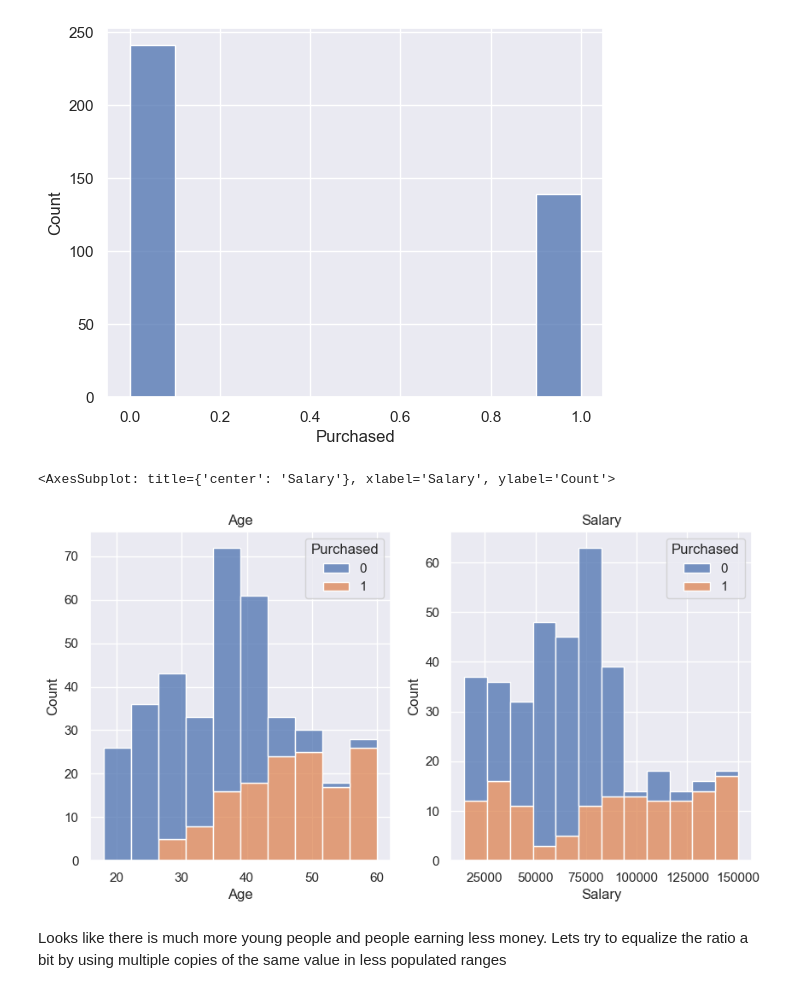
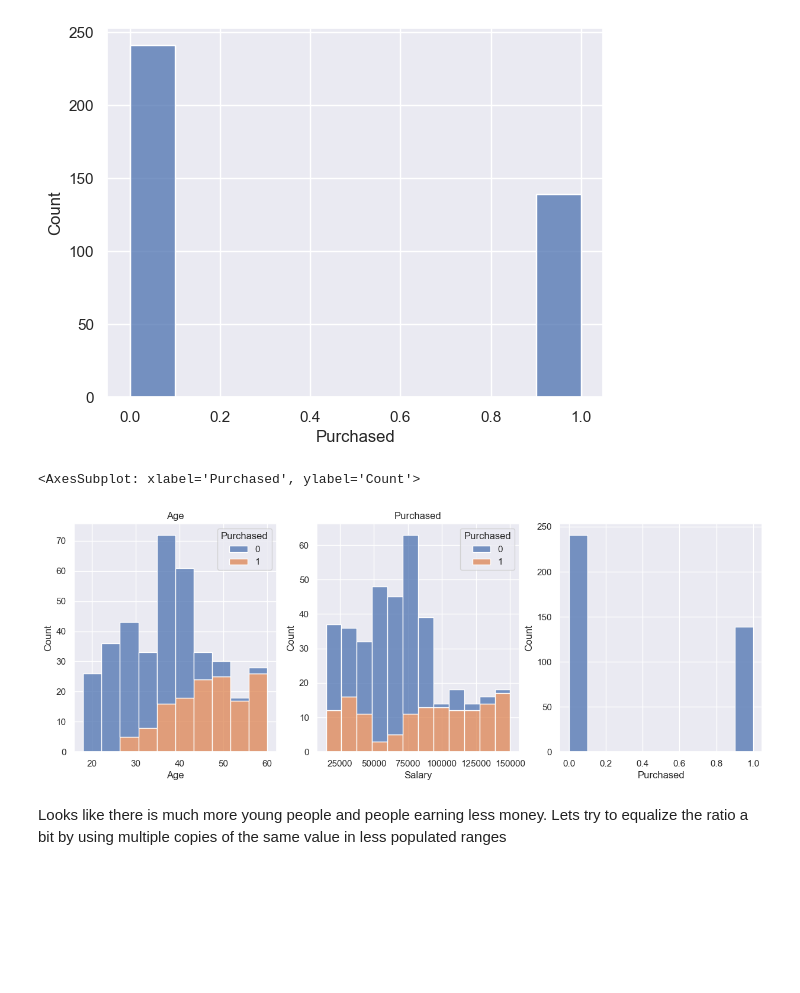
Before and after one commit to mateuszkojro/autodesk-internship-2023, a Jupyter notebook: ML/ex_1.ipynb, the cells around one changed output. Cells and saved outputs as stored; diff of their text form; code cells hidden in the pictures; blank space fills up the shorter version.

Commit message:
Combine plots into one

```diff
--- a/ML/ex_1.ipynb
+++ b/ML/ex_1.ipynb
@@ -62,15 +61,17 @@ sns.histplot(data=customers_df, x="Purchased")
 <AxesSubplot: xlabel='Purchased', ylabel='Count'>
 [figure]
 # %%
-fig = plt.figure(figsize=(10, 5))
-left_ax, right_ax = fig.add_subplot(1, 2, 1), fig.add_subplot(1, 2, 2)
+fig = plt.figure(figsize=(15, 5))
+left_ax, center, right_ax = fig.add_subplot(1, 3, 1), fig.add_subplot(1, 3, 2), fig.add_subplot(1, 3, 3)
 left_ax.set_title('Age')
 sns.histplot(data=customers_df, x="Age", hue="Purchased", multiple="stack", ax=left_ax)
-right_ax.set_title('Salary')
-sns.histplot(data=customers_df, x="Salary", hue="Purchased", multiple="stack", ax=right_ax)
+center.set_title('Salary')
+sns.histplot(data=customers_df, x="Salary", hue="Purchased", multiple="stack", ax=center)
+center.set_title('Purchased')
+sns.histplot(data=customers_df, x="Purchased", ax=right_ax)
 # %% [output]
-<AxesSubplot: title={'center': 'Salary'}, xlabel='Salary', ylabel='Count'>
+<AxesSubplot: xlabel='Purchased', ylabel='Count'>
-[figure, old version]
+[figure, new version]
 # %% [markdown]
 Looks like there is much more young people and people earning less money. Lets try to equalize the ratio a bit by using multiple copies of the same value in less populated ranges
 # %%
```
Also changed, not shown: parts of 3 cells of this notebook.
